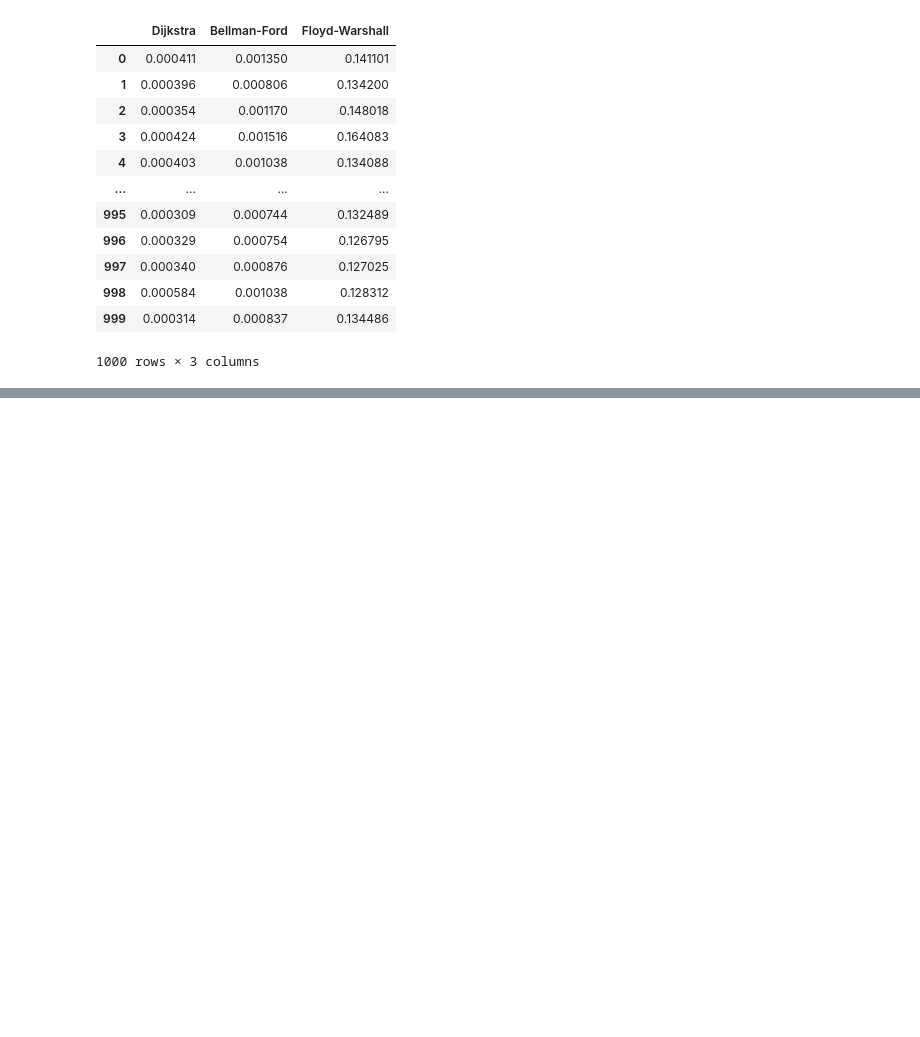
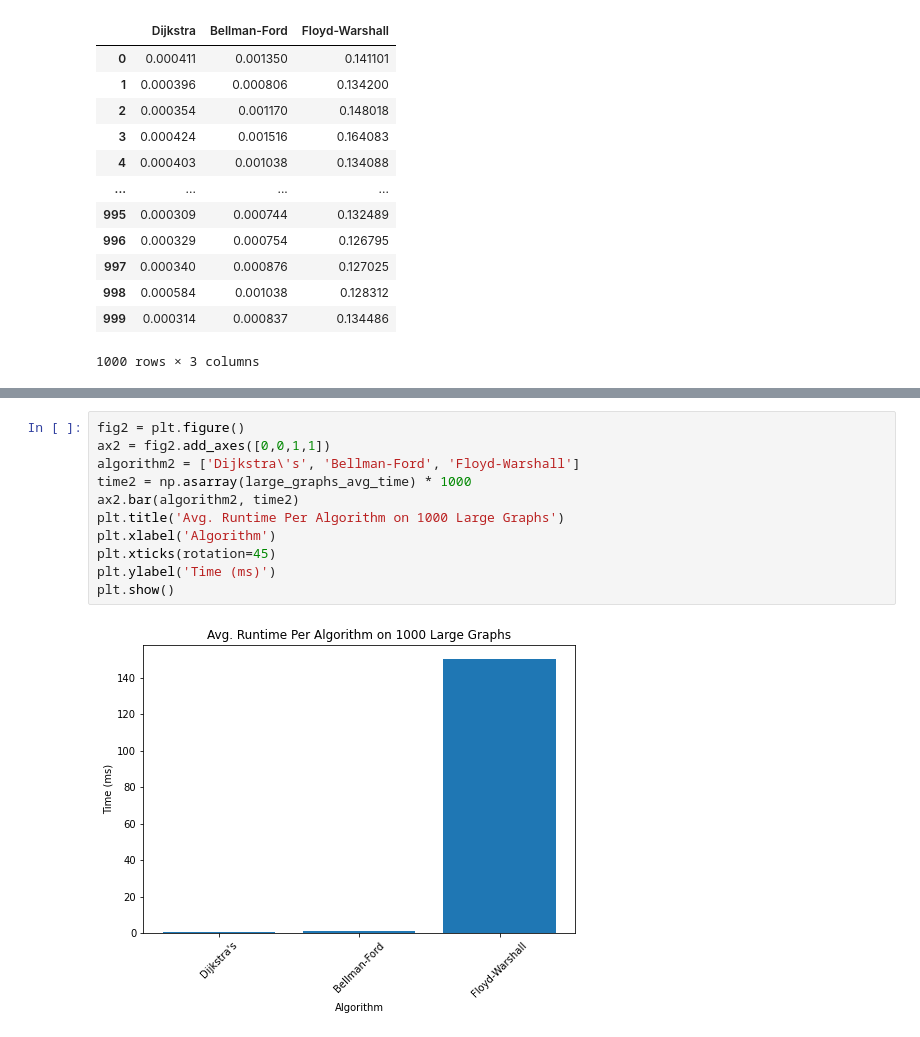
Before and after one commit to funkjo/shortest-path-networking, a Jupyter notebook: main.ipynb, the cells around one changed output, grey strips where cells are left out. Drawn from its saved outputs; the diff is of its cells as text; blank space fills up the shorter version.

```diff
--- a/main.ipynb
+++ b/main.ipynb
@@ -245,0 +279,13 @@ large_time_df
+# %%
+fig2 = plt.figure()
+ax2 = fig2.add_axes([0,0,1,1])
+algorithm2 = ['Dijkstra\'s', 'Bellman-Ford', 'Floyd-Warshall']
+time2 = np.asarray(large_graphs_avg_time) * 1000
+ax2.bar(algorithm2, time2)
+plt.title('Avg. Runtime Per Algorithm on 1000 Large Graphs')
+plt.xlabel('Algorithm')
+plt.xticks(rotation=45)
+plt.ylabel('Time (ms)')
+plt.show()
+# %% [output]
+[figure, added]
```
Also changed, not shown: parts of 4 cells of this notebook.
